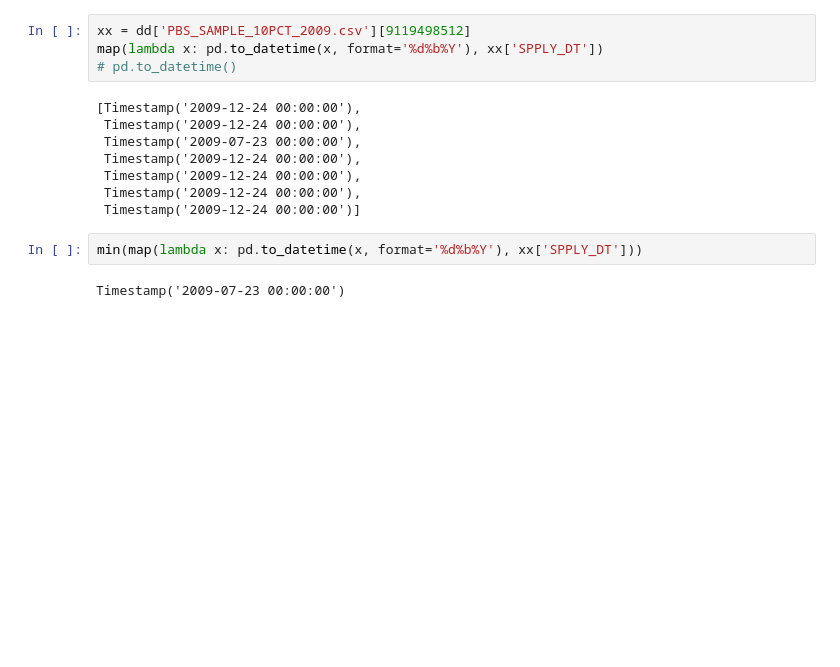
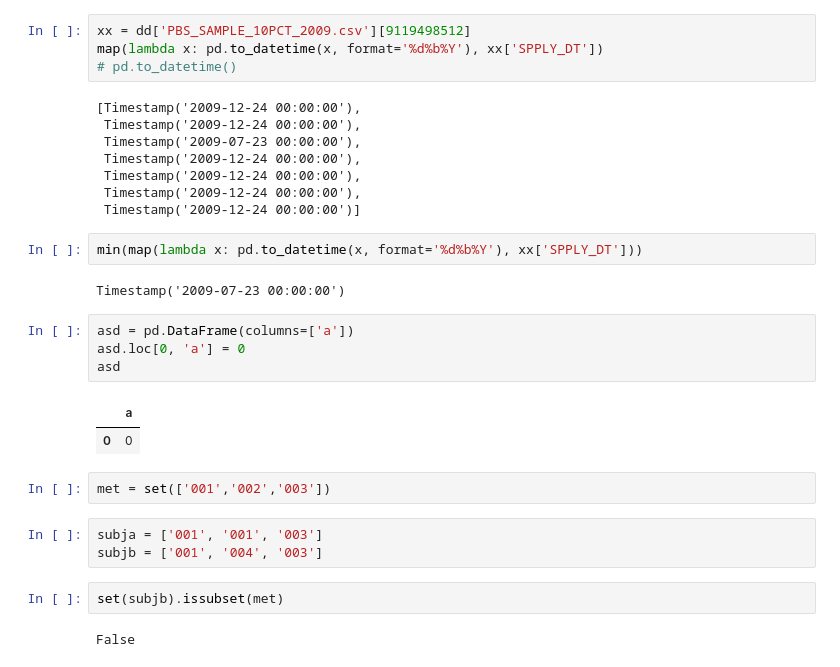
Before and after one commit to samuelefiorini/tangle, a Jupyter notebook: notebooks/dev.ipynb, the cells around one changed output. Drawn from its saved outputs; the diff is of its cells as text; blank space fills up the shorter version.

```diff
--- a/notebooks/dev.ipynb
+++ b/notebooks/dev.ipynb
@@ -344,3 +344,19 @@ map(lambda x: pd.to_datetime(x, format='%d%b%Y'), xx['SPPLY_DT'])
 min(map(lambda x: pd.to_datetime(x, format='%d%b%Y'), xx['SPPLY_DT']))
 # %% [output]
 Timestamp('2009-07-23 00:00:00')
+# %%
+asd = pd.DataFrame(columns=['a'])
+asd.loc[0, 'a'] = 0
+asd
+# %% [output]
+|  | a |
+| 0 | 0 |
+# %%
+met = set(['001','002','003'])
+# %%
+subja = ['001', '001', '003']
+subjb = ['001', '004', '003']
+# %%
+set(subjb).issubset(met)
+# %% [output]
+False
```
Also changed, not shown: parts of 1 cell of this notebook, 2 other files.
